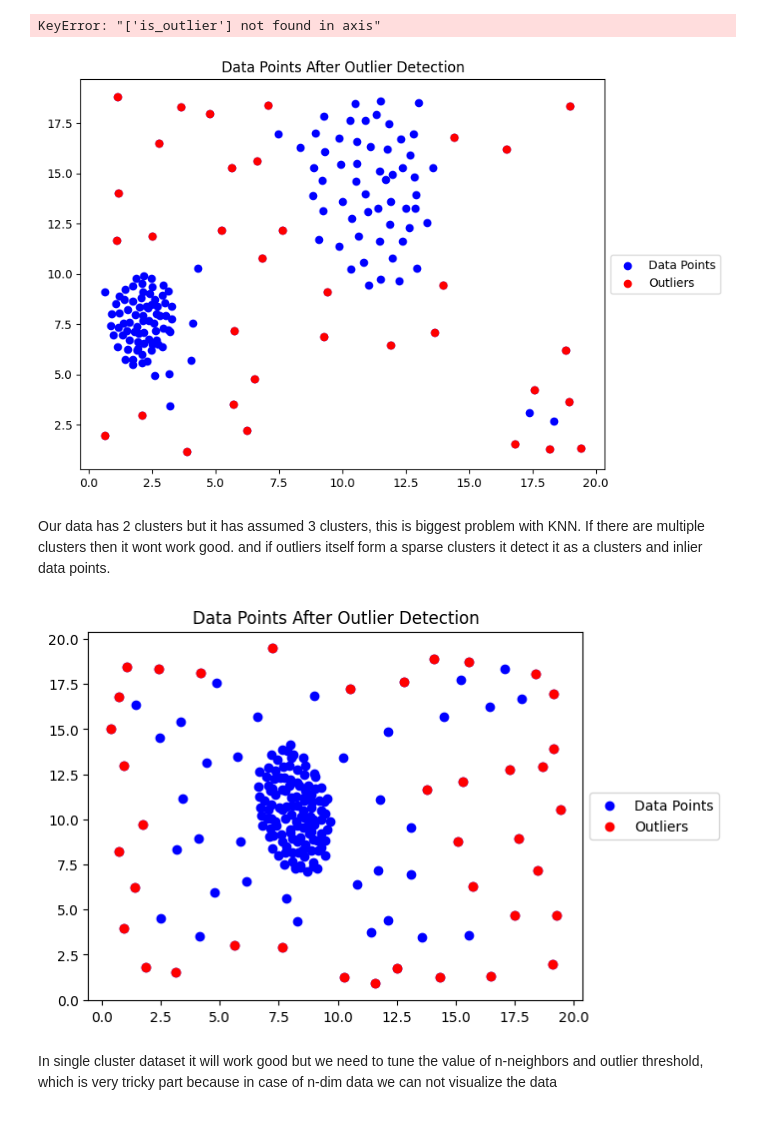
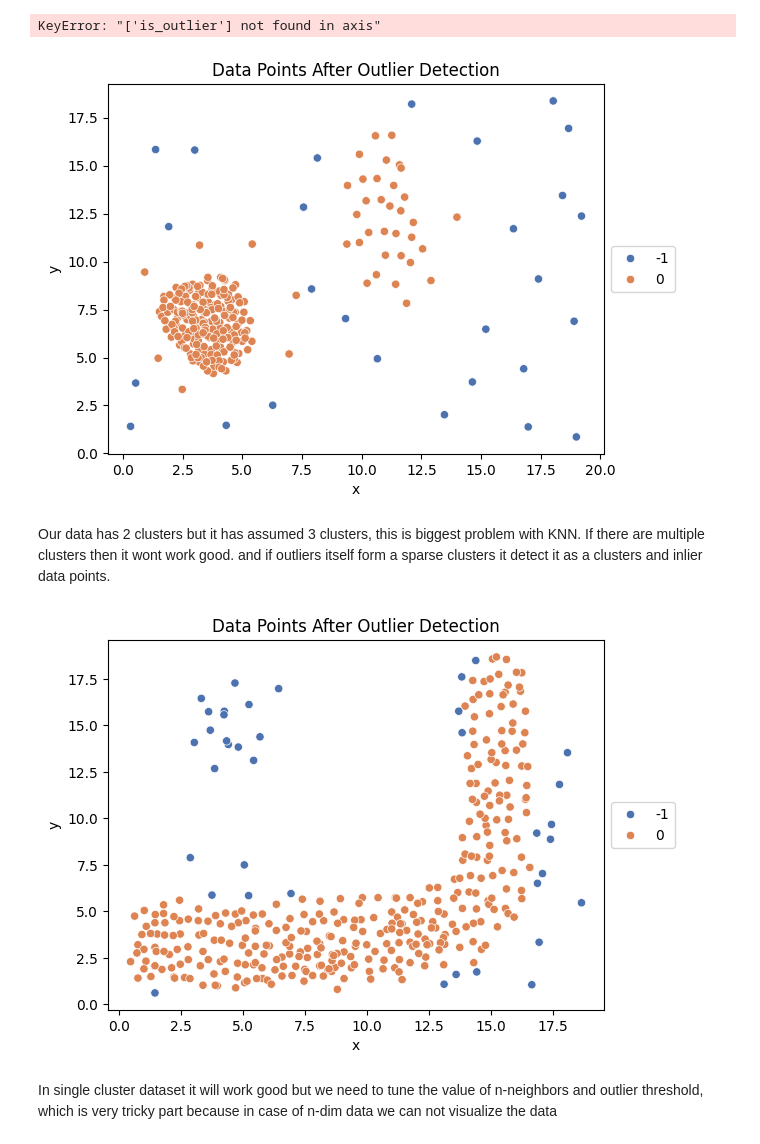
Before and after one commit to ronylpatil/data-preprocessing, a Jupyter notebook: notebooks/outliers_handling.ipynb, the cells around one changed output. Saved outputs shown, nothing was run; the diff lists cells and outputs as text; code cells hidden in the pictures.

```diff
--- a/notebooks/outliers_handling.ipynb
+++ b/notebooks/outliers_handling.ipynb
@@ -414,35 +388,37 @@ KeyError: "['is_outlier'] not found in axis"
 # %%
 from sklearn.neighbors import NearestNeighbors
 
-df = pd.read_csv(pathlib.Path().resolve().parent.as_posix() + '/data/raw/sample2.csv')
+df = pd.read_csv(pathlib.Path().resolve().parent.as_posix() + '/data/raw/sample3.csv')
 X = df.loc[:, ['x', 'y']]
 nbrs = NearestNeighbors(n_neighbors=8).fit(X)
 distances, indices = nbrs.kneighbors(X)
 
 # Calculate the outlier score (mean of distance)
 outlier_scores = np.mean(distances, axis=1)
 # outlier_scores = np.mean(distance[:, 1:], axis=1)
 
 # Determine a threshold
-threshold = np.percentile(outlier_scores, 80)  # using the 95th percentile as the threshold
+threshold = np.percentile(outlier_scores, 90)  # using the 95th percentile as the threshold
 
 # Identify outliers
 outlier_indices = np.where(outlier_scores > threshold)[0]
 outliers = X.iloc[outlier_indices]
 
+X['is_outlier'] = 0
+X.loc[outlier_indices, 'is_outlier'] = -1
+
+
 # Plot the data after outlier detection
-plt.figure(figsize=(8, 6))
-plt.scatter(X.iloc[:, 0], X.iloc[:, 1], color='blue', label='Data Points')
-plt.scatter(outliers.iloc[:, 0], outliers.iloc[:, 1], color='red', label='Outliers')
+sns.scatterplot(x=X['x'], y=X['y'], palette='deep', hue=X['is_outlier'])
 plt.title('Data Points After Outlier Detection')
 plt.legend(loc = 'center left', bbox_to_anchor = (1, 0.5))
 plt.show()
 # %% [output]
-[figure, old version]
+[figure, new version]
 # %% [markdown]
 Our data has 2 clusters but it has assumed 3 clusters, this is biggest problem with KNN. If there are multiple clusters then it wont work good. and if outliers itself form a sparse clusters it detect it as a clusters and inlier data points.
 # %%
-sample3 = pd.read_csv(pathlib.Path().resolve().parent.as_posix() + '/data/raw/sample4.csv')
+sample3 = pd.read_csv(pathlib.Path().resolve().parent.as_posix() + '/data/raw/sample1.csv')
 X = sample3.iloc[:, [0,1]]
 
 from sklearn.neighbors import NearestNeighbors
@@ -454,21 +430,21 @@ distances, indices = nbrs.kneighbors(X)
 outlier_scores = np.mean(distances[:, 1:], axis=1)
 
 # Determine a threshold
-threshold = np.percentile(outlier_scores, 80)  # using the 75th percentile as the threshold
+threshold = np.percentile(outlier_scores, 90)  # using the 75th percentile as the threshold
 
 # Identify outliers
 outlier_indices = np.where(outlier_scores > threshold)[0]
-outliers = X.iloc[outlier_indices]
+
+X['is_outlier'] = 0
+X.loc[outlier_indices, 'is_outlier'] = -1
 
 # Plot the data after outlier detection
-# plt.figure(figsize=(8, 6))
-plt.scatter(X.iloc[:, 0], X.iloc[:, 1], color='blue', label='Data Points')
-plt.scatter(outliers.iloc[:, 0], outliers.iloc[:, 1], color='red', label='Outliers')
+sns.scatterplot(x=X['x'], y=X['y'], palette='deep', hue=X['is_outlier'])
 plt.title('Data Points After Outlier Detection')
 plt.legend(loc = 'center left', bbox_to_anchor = (1, 0.5))
 plt.show()
 # %% [output]
-[figure, old version]
+[figure, new version]
 # %% [markdown]
 In single cluster dataset it will work good but we need to tune the value of n-neighbors and outlier threshold, which is very tricky part because in case of n-dim data we can not visualize the data
 # %% [markdown]
```
Also changed, not shown: parts of 12 cells of this notebook.
